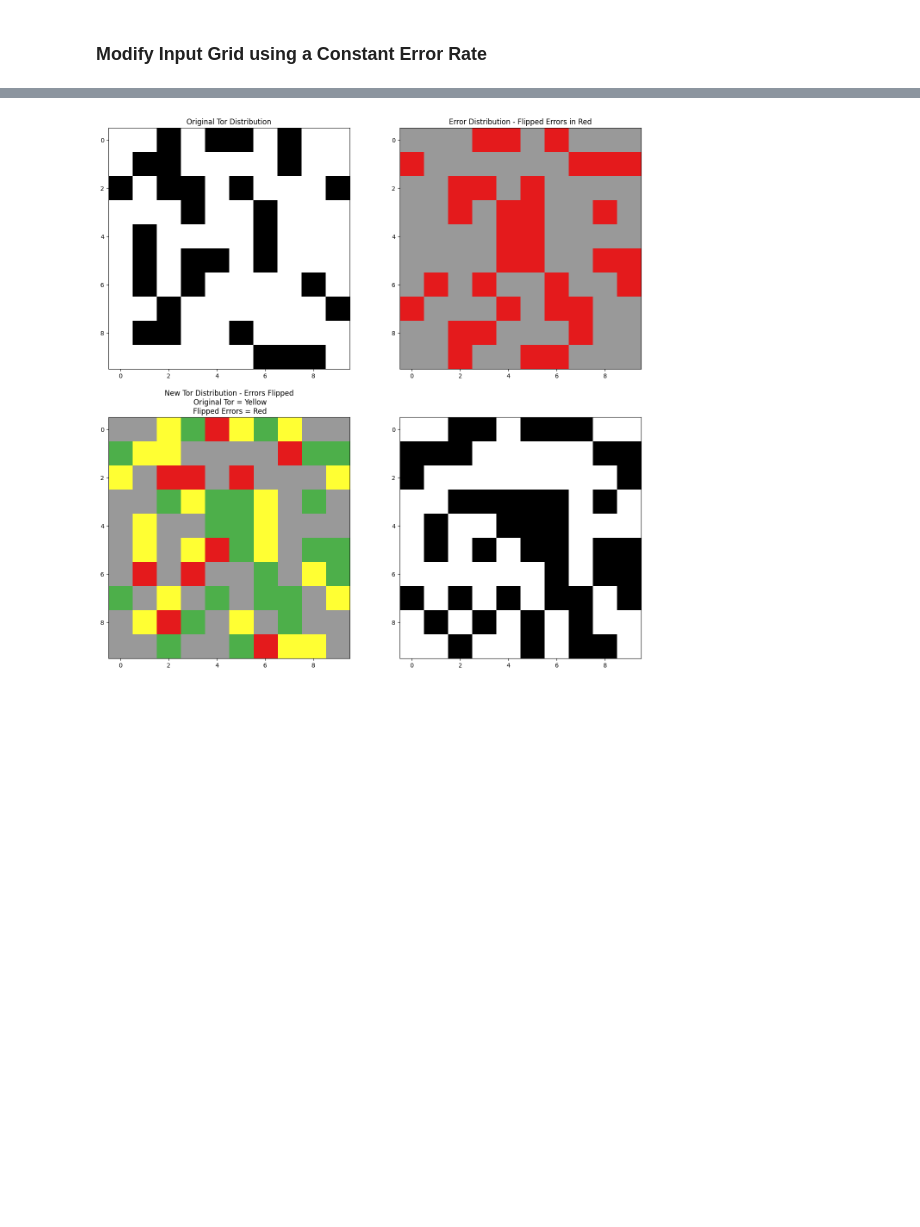
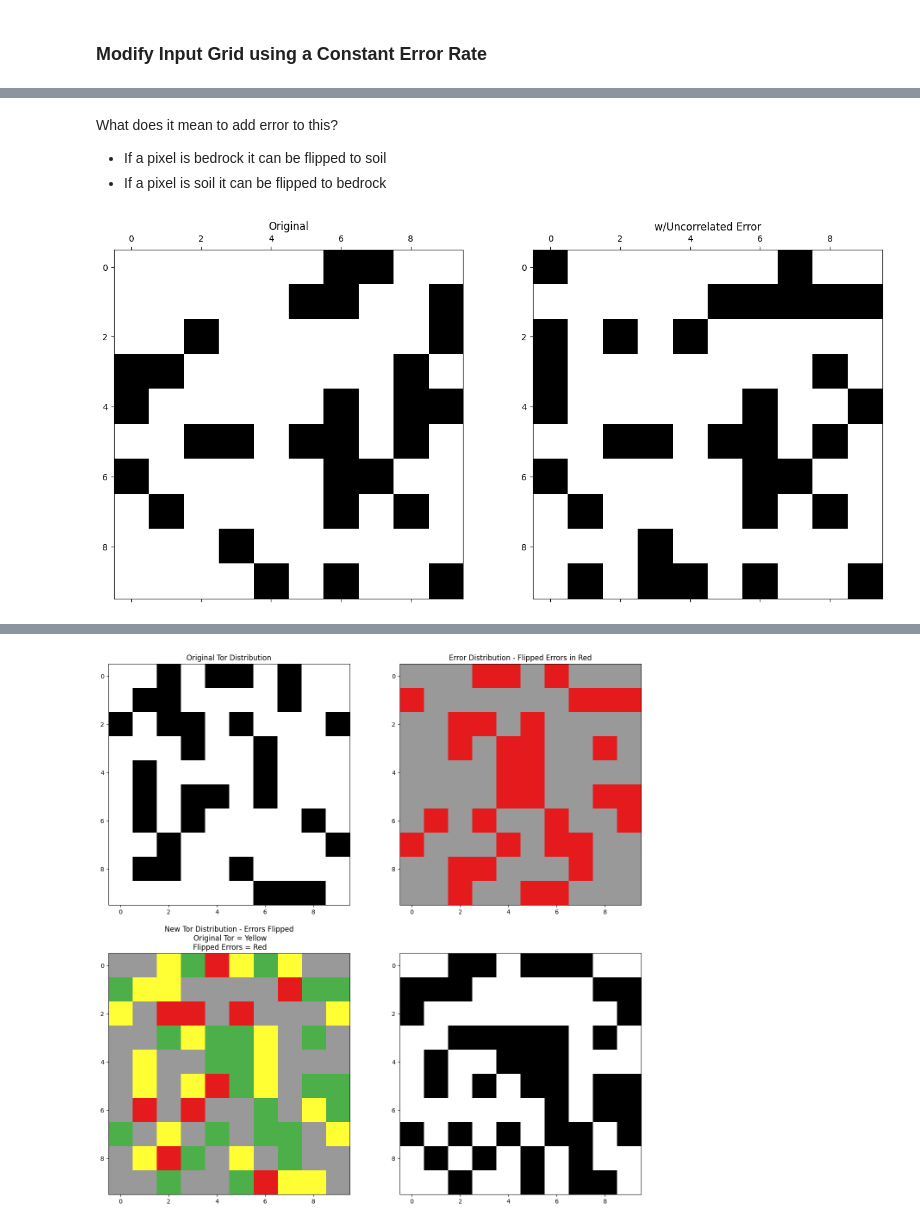
Before and after one commit to daltonkw/bedrock-mapping-accuracy, a Jupyter notebook: Notes_Original.ipynb, the cells around one changed output, grey strips where cells are left out. Cells and saved outputs as stored; diff of their text form; code cells hidden in the pictures; blank space fills up the shorter version.

```diff
--- a/Notes_Original.ipynb
+++ b/Notes_Original.ipynb
@@ -454,0 +457,3 @@ mat_err, mat_dis, mat_new = model_rand_err(z=mat1, err=0.3, seed_no=23)
+# %%
+mat1, _ = generate_grid(length=10, frac=0.3, scale=1, seed_no=65)
+mat1
@@ -454,0 +472,10 @@ mat_err, mat_dis, mat_new = model_rand_err(z=mat1, err=0.3, seed_no=23)
+# %%
+
+
+np.random.seed(1100)
+# create rand uniform (0,1) matrix same size as our tor matrix
+ze = np.random.rand(10, 10)
+#err = 0.5 # error threshold
+#ze[ze >= err] = 1
+#ze[ze < err] = 0
+mask = ze < 0.1
@@ -454,0 +512,24 @@ mat_err, mat_dis, mat_new = model_rand_err(z=mat1, err=0.3, seed_no=23)
+# %%
+def uncorr_error(array: np.ndarray, err_prob: float, seed: int) -> np.ndarray:
+    """
+    Generate uncorrelated random errors at the pixel level.
+
+    Args:
+        array (np.ndarray): Matrix to which we add errors.
+        err_prob (float): Error Rate
+        seed (int): Random seed
+
+    Returns:
+        np.ndarray: _description_
+    """
+    np.random.seed(seed)
+    # Put some basic sanity checking here.
+    if not 0 <= err_prob <= 1:
+        raise ValueError("Error probability should be between 0 and 1.")
+    ze = np.random.rand(*array.shape)
+
+    mask = ze < err_prob
+    zn = array.copy()
+    zn[mask] = np.logical_not(array[mask])
+
+    return zn
@@ -454,0 +549,14 @@ mat_err, mat_dis, mat_new = model_rand_err(z=mat1, err=0.3, seed_no=23)
+# %% [markdown]
+What does it mean to add error to this?
+
+* If a pixel is bedrock it can be flipped to soil
+* If a pixel is soil it can be flipped to bedrock
+# %%
+fig, ax = plt.subplots(1, 2, figsize=(16,8))
+
+ax[0].matshow(mat1, cmap='binary')
+ax[0].set_title('Original')
+ax[1].matshow(uncorr_error(mat1, 0.1, 1356), cmap='binary')
+ax[1].set_title('w/Uncorrelated Error');
+# %% [output]
+[figure, added]
```
Also changed, not shown: parts of 13 cells of this notebook.
